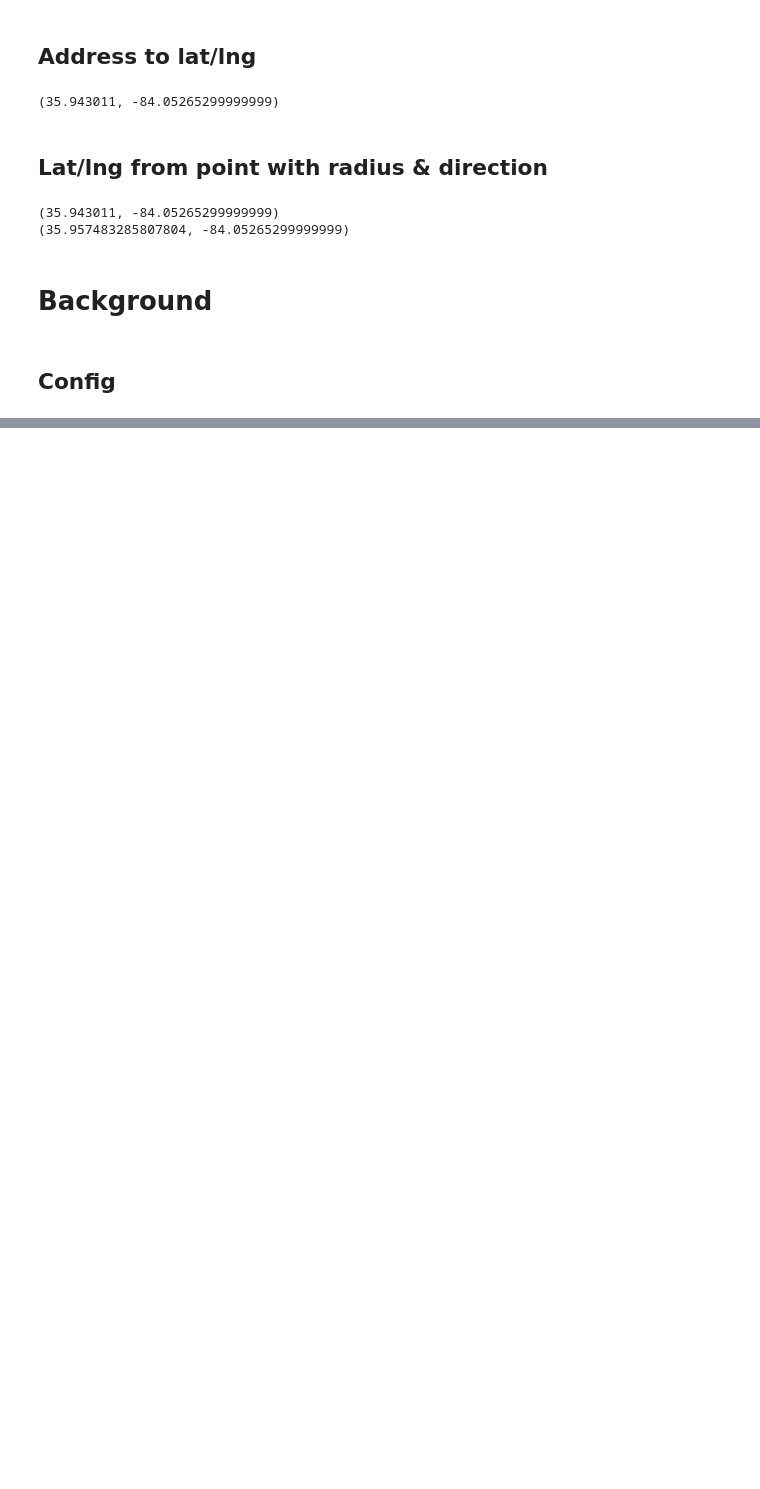
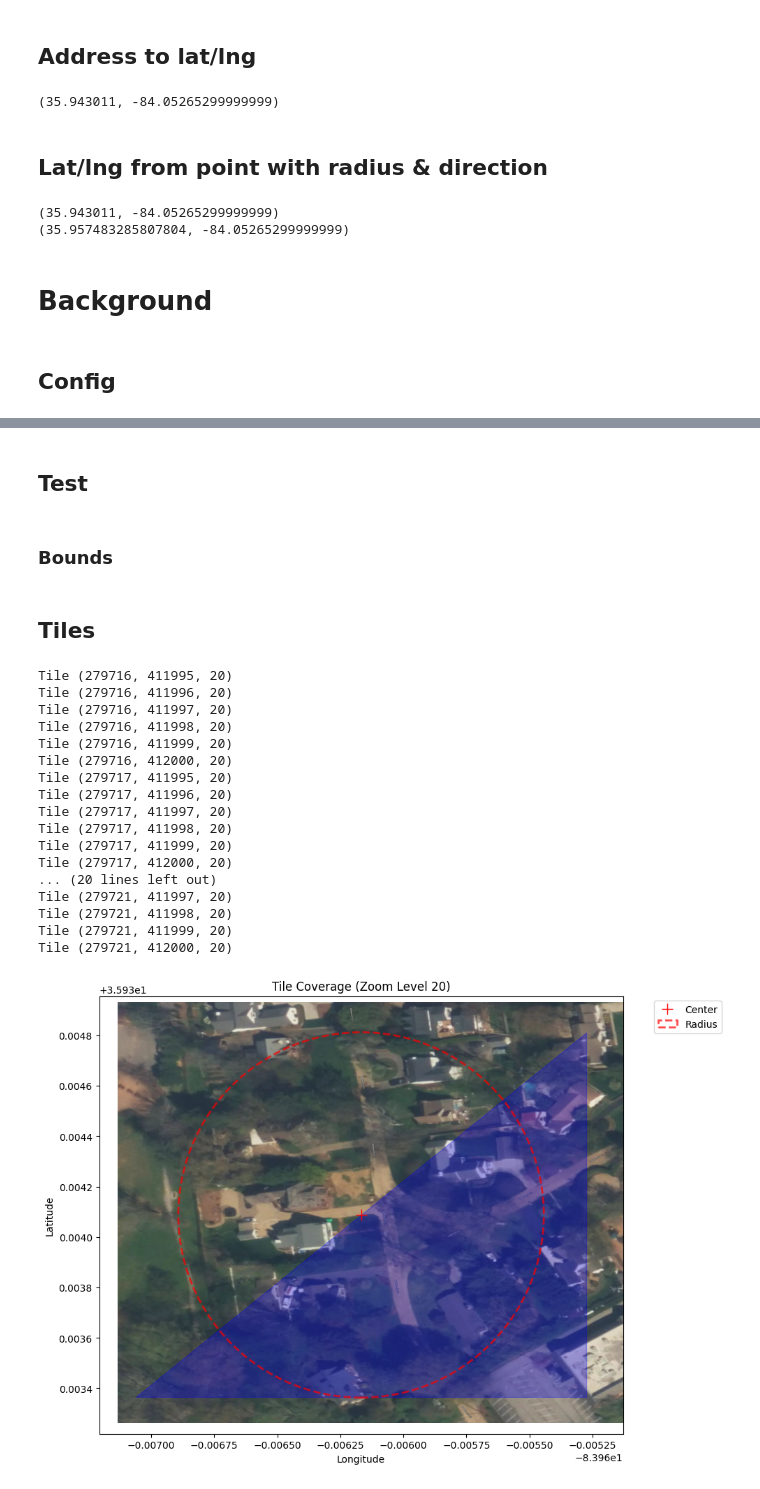
Before and after one commit to raustin9/byod, a Jupyter notebook: mri.ipynb, the cells around one changed output, grey strips where cells are left out. Drawn from its saved outputs; the diff is of its cells as text; code cells hidden in the pictures; blank space fills up the shorter version.

Commit message:
plot polygons on graph

```diff
--- a/mri.ipynb
+++ b/mri.ipynb
@@ -136,6 +136,3 @@ def scope():
 # Background
 # %% [markdown]
 ## Config
-# %%
-config.address: str = "8000 Middlebrook Pike Knoxville TN"
-config.radius: float = 1.0
@@ -204,7 +217,7 @@ class Satellite:
 
     @classmethod
     def from_disk(Satellite, *, row: int, col: int, zoom: int) -> auto.PIL.Image:
-        root = auto.zipfile.Path('data/TEarth/__satellite.zip')
+        root = auto.zipfile.Path('data/tiles/satellite.zip')
         # root = auto.zipfile.Path('/mnt/seenas2/data/2023_ORNL_Building_Energy_Models/gen/satellite.zip')
         path = root / f'{zoom}' / f'{row}' / f'{col}' / f'256.png'
         if not path.exists():
@@ -244,7 +257,7 @@ class Satellite:
             Satellite.was_cached = True
             image = __12b18eaa[url]
 
-        return image
+        return image.convert('RGB')
 
 
 def scope(args: str, /):
@@ -257,12 +270,12 @@ def scope(args: str, /):
     #     'data/__ac3095cf.zip',
     # )
 
-    # Satellite.load(
-    #     'data/satellite.zip',
+    Satellite.load(
+        'data/tiles/satellite.zip',
+    )
+
+    # Satellite.save(
+    #     'data/tiles/satellite.zip',
     # )
 
-    Satellite.save(
-        'data/TEarth/__satellite.zip',
-    )
-
 ;scope
@@ -421,0 +282,4 @@ Tile bounds: (35.915747419499695, 35.92464453144098, -84.034423828125, -84.02343
+# %% [markdown]
+## Test
+# %% [markdown]
+### Bounds
@@ -421,0 +326,2 @@ Tile bounds: (35.915747419499695, 35.92464453144098, -84.034423828125, -84.02343
+# %% [markdown]
+## Tiles
@@ -421,0 +622,49 @@ Tile bounds: (35.915747419499695, 35.92464453144098, -84.034423828125, -84.02343
+# %%
+def scope():
+    center_lat, center_lon = addr_to_coords(config.address)
+    geo = GeoTileCalculator(center_lat, center_lon)
+
+    tiles = geo.get_covering_tiles(radius_miles=config.radius)
+
+    tile_data = {}
+    for tile in auto.tqdm.auto.tqdm(tiles):
+        print(f'Tile ({tile[0]}, {tile[1]}, {tile[2]})')
+        img = Satellite.from_http(row=tile[0], col=tile[1], zoom=tile[2])
+        tile_data[(tile[0], tile[1], tile[2])] = img
+        # /display img
+
+    bounds = geo.get_bounding_box(radius_miles=config.radius)
+    geometry = [
+        {
+            'coordinates': [
+                (bounds[2], bounds[0]),
+                (bounds[3], bounds[0]),
+                (bounds[3], bounds[1]),
+            ],
+            'color': 'blue',
+            'alpha': 0.3,
+            'label': ''
+        },
+    ]
+    geo.plot_tiles(radius_miles=config.radius, tile_images=tile_data, show_tile_bounds=False, polygons=geometry)
+
+/scope
+# %% [output]
+Tile (279716, 411995, 20)
+Tile (279716, 411996, 20)
+Tile (279716, 411997, 20)
+Tile (279716, 411998, 20)
+Tile (279716, 411999, 20)
+Tile (279716, 412000, 20)
+Tile (279717, 411995, 20)
+Tile (279717, 411996, 20)
+Tile (279717, 411997, 20)
+Tile (279717, 411998, 20)
+Tile (279717, 411999, 20)
+Tile (279717, 412000, 20)
+... (20 lines left out)
+Tile (279721, 411997, 20)
+Tile (279721, 411998, 20)
+Tile (279721, 411999, 20)
+Tile (279721, 412000, 20)
+[figure, added]
```
Also changed, not shown: parts of 7 cells of this notebook.
